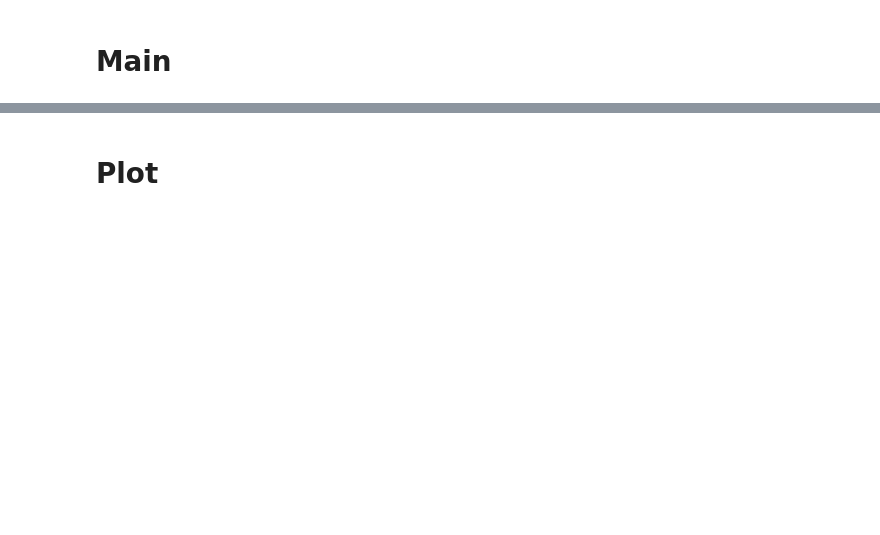
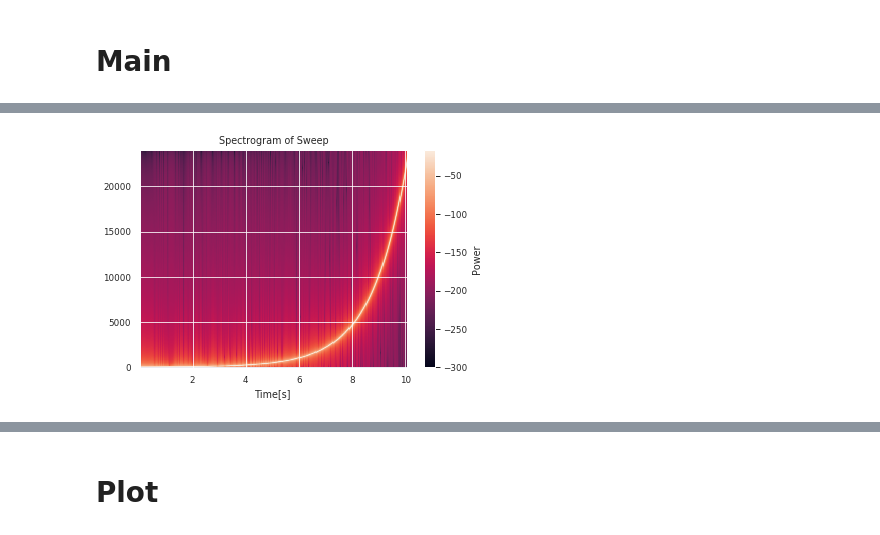
Before and after one commit to borley1211/audapter, a Jupyter notebook: notebooks/syncsweptsine.ipynb, the cells around one changed output, grey strips where cells are left out. Drawn from its saved outputs; the diff is of its cells as text; code cells hidden in the pictures; blank space fills up the shorter version.

```diff
--- a/notebooks/syncsweptsine.ipynb
+++ b/notebooks/syncsweptsine.ipynb
@@ -69,3 +81,11 @@ plt.show()
+# %%
+plt.specgram(ssweep, NFFT=2048, Fs=RATE)
+plt.title('Spectrogram of Sweep')
+plt.colorbar(label='Power')
+plt.xlabel('Time[s]')
+plt.show()
+# %% [output]
+[figure, added]
 # %%
 outdata = SOUND_FIELD(indata)
 outdata.shape
```
Also changed, not shown: parts of 11 cells of this notebook, 9 other files.
